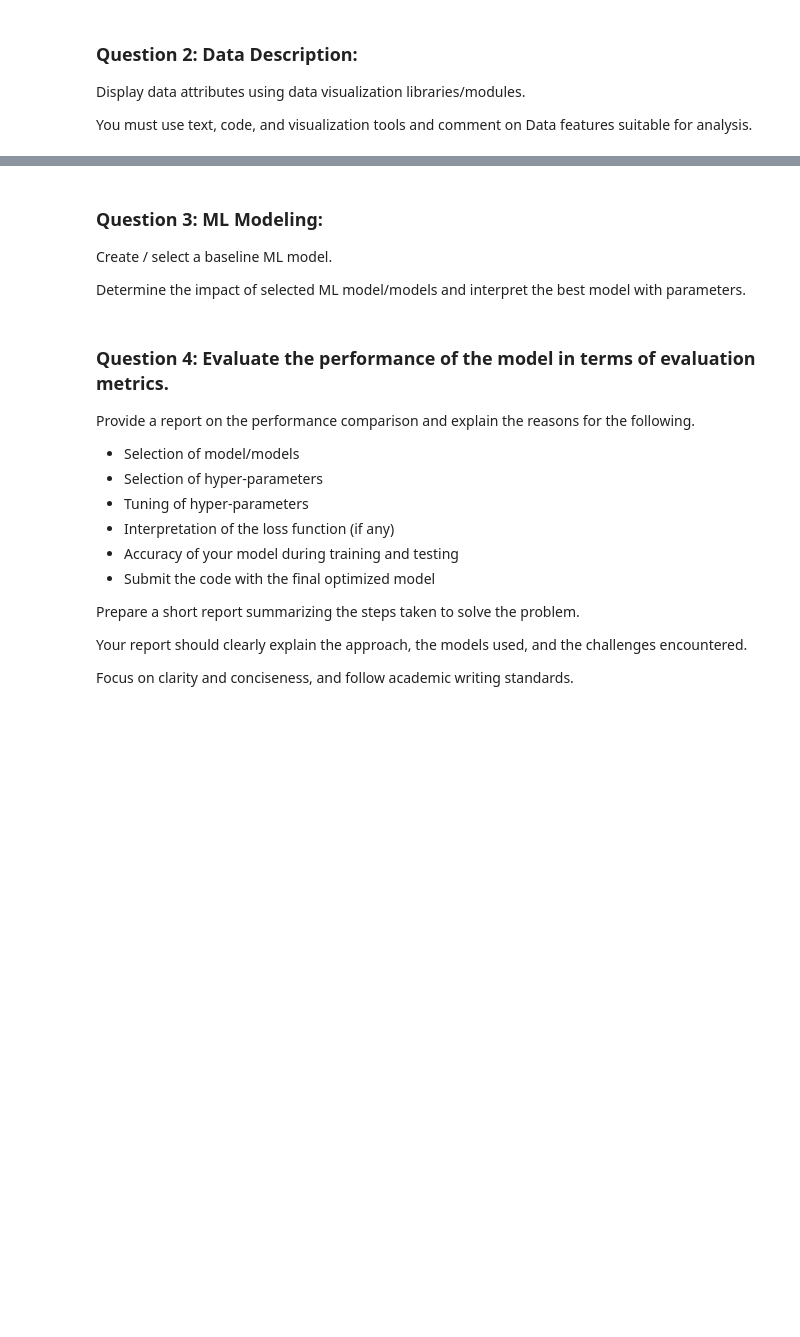
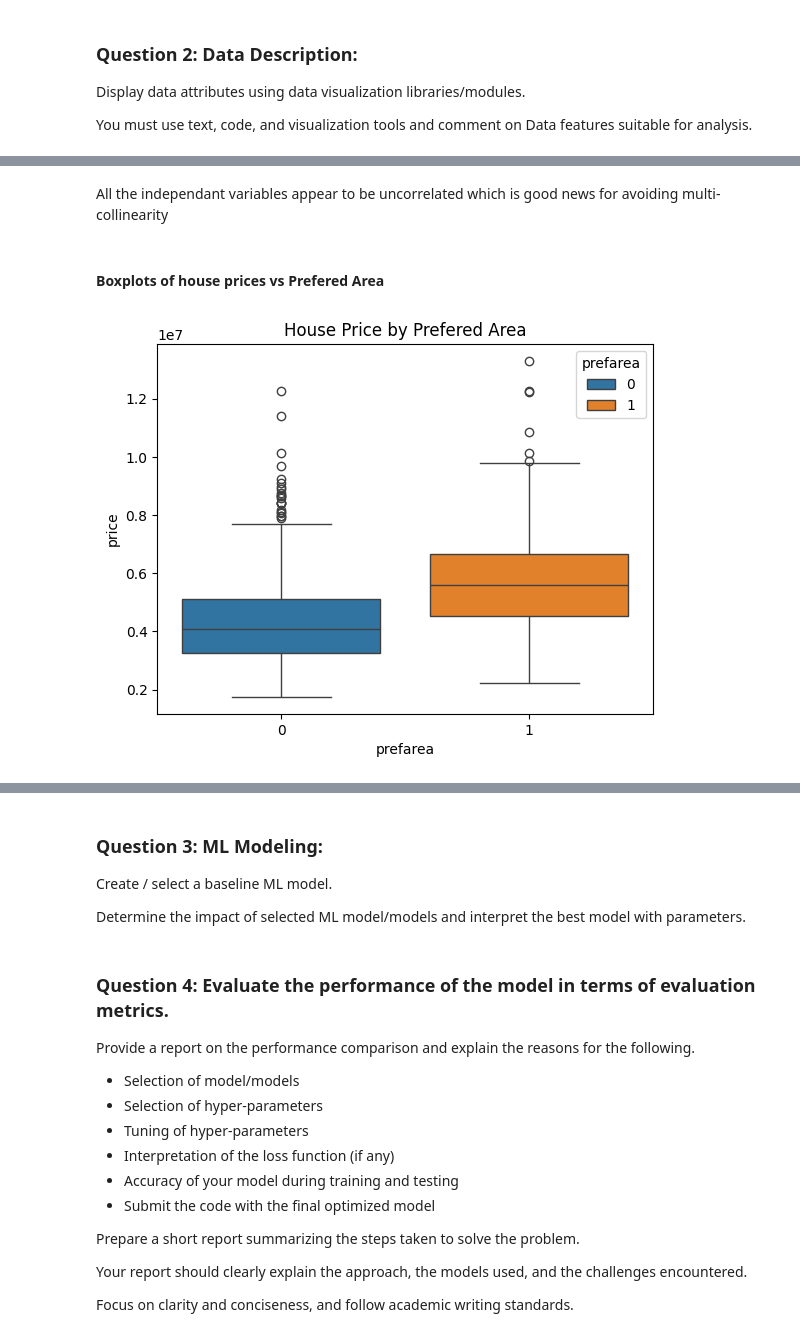
Before and after one commit to Matthew-Riddell/Machine-Learning-CA2.1, a Jupyter notebook: Matthew-Riddell_Machine-Learning_CA2.1.ipynb, the cells around one changed output, grey strips where cells are left out. Cells and saved outputs as stored; diff of their text form; code cells hidden in the pictures; blank space fills up the shorter version.

```diff
--- a/Matthew-Riddell_Machine-Learning_CA2.1.ipynb
+++ b/Matthew-Riddell_Machine-Learning_CA2.1.ipynb
@@ -56,0 +261,10 @@ on Data features suitable for analysis.
+# %% [markdown]
+All the independant variables appear to be uncorrelated which is good news for avoiding multi-collinearity
+# %% [markdown]
+#### Boxplots of house prices vs Prefered Area
+# %%
+sns.boxplot(x='prefarea', y='price', data=house_data, hue='prefarea')
+plt.title("House Price by Prefered Area")
+plt.show()
+# %% [output]
+[figure, added]
```
Also changed, not shown: parts of 43 cells of this notebook.
